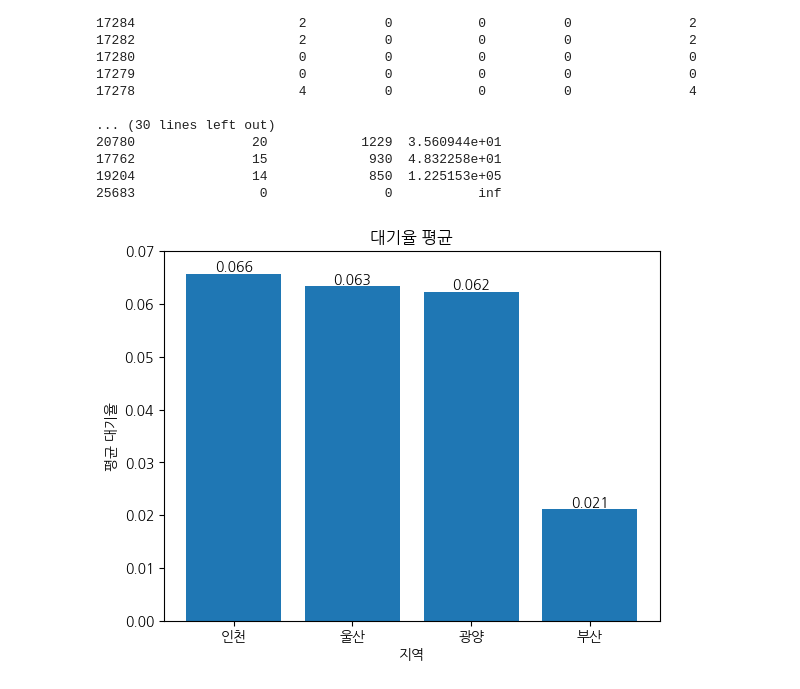
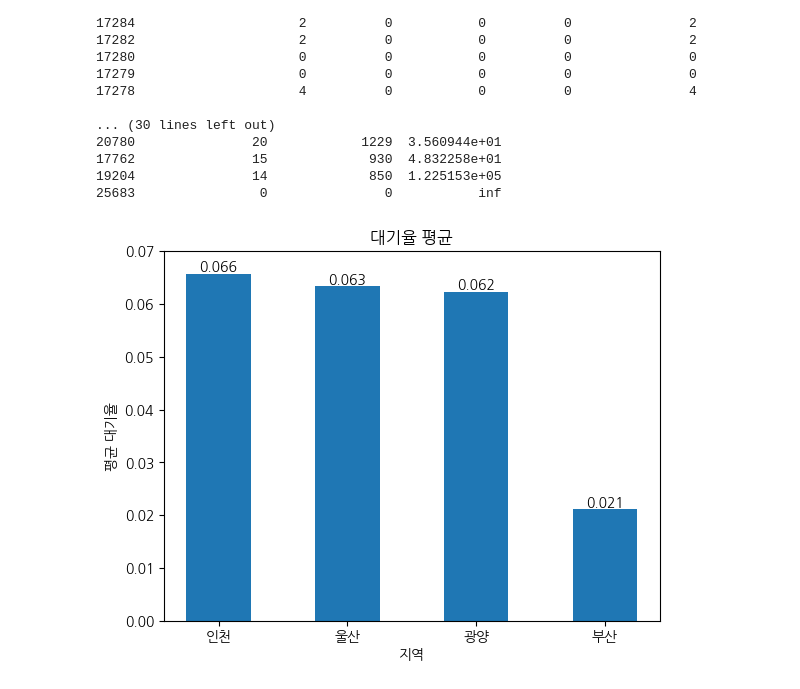
Before and after one commit to GyudongHan/Project_1, a Jupyter notebook: 프로젝트 3/Visualize.ipynb, the cells around one changed output. Cells and saved outputs as stored; diff of their text form; code cells hidden in the pictures.

```diff
--- a/프로젝트 3/Visualize.ipynb
+++ b/프로젝트 3/Visualize.ipynb
@@ -193,31 +193,31 @@ F_INC = sorted_INC.iloc[5:-2]
 # %%
 import matplotlib.pyplot as plt
 
 # 각 데이터프레임에서 '대기율' 칼럼의 평균 계산
 uls_mean = ULS['대기율'].mean()
 pus_mean = F_PUS['대기율'].mean()
 kan_mean = F_KAN['대기율'].mean()
 inc_mean = F_INC['대기율'].mean()
 
 # 막대 그래프 생성
 categories = ['인천', '울산', '광양', '부산']
 means = [inc_mean, uls_mean, kan_mean, pus_mean]
 
-plt.bar(categories, means)
+plt.bar(categories, means, width =0.5)
 
 # y값의 범위 설정
 plt.ylim(0, 0.07)
 
 # 그래프 제목과 레이블 설정
 plt.title('대기율 평균')
 plt.xlabel('지역')
 plt.ylabel('평균 대기율')
 
 # 수치 표시
 for i, mean in enumerate(means):
     plt.text(categories[i], mean, f'{mean:.3f}', ha='center', va='bottom')
 
 # 그래프 표시
 plt.show()
 # %% [output]
-[figure, old version]
+[figure, new version]
```
Also changed, not shown: parts of 41 cells of this notebook, 1 other file.
